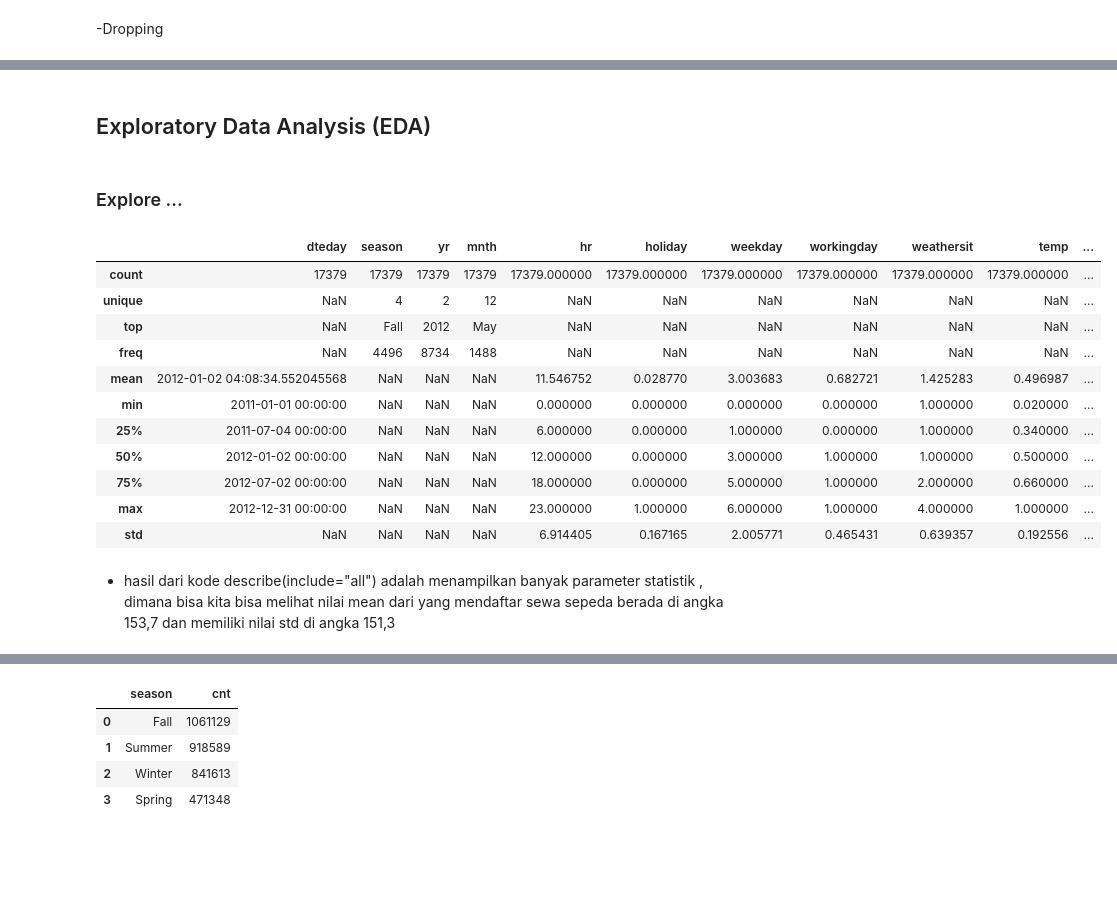
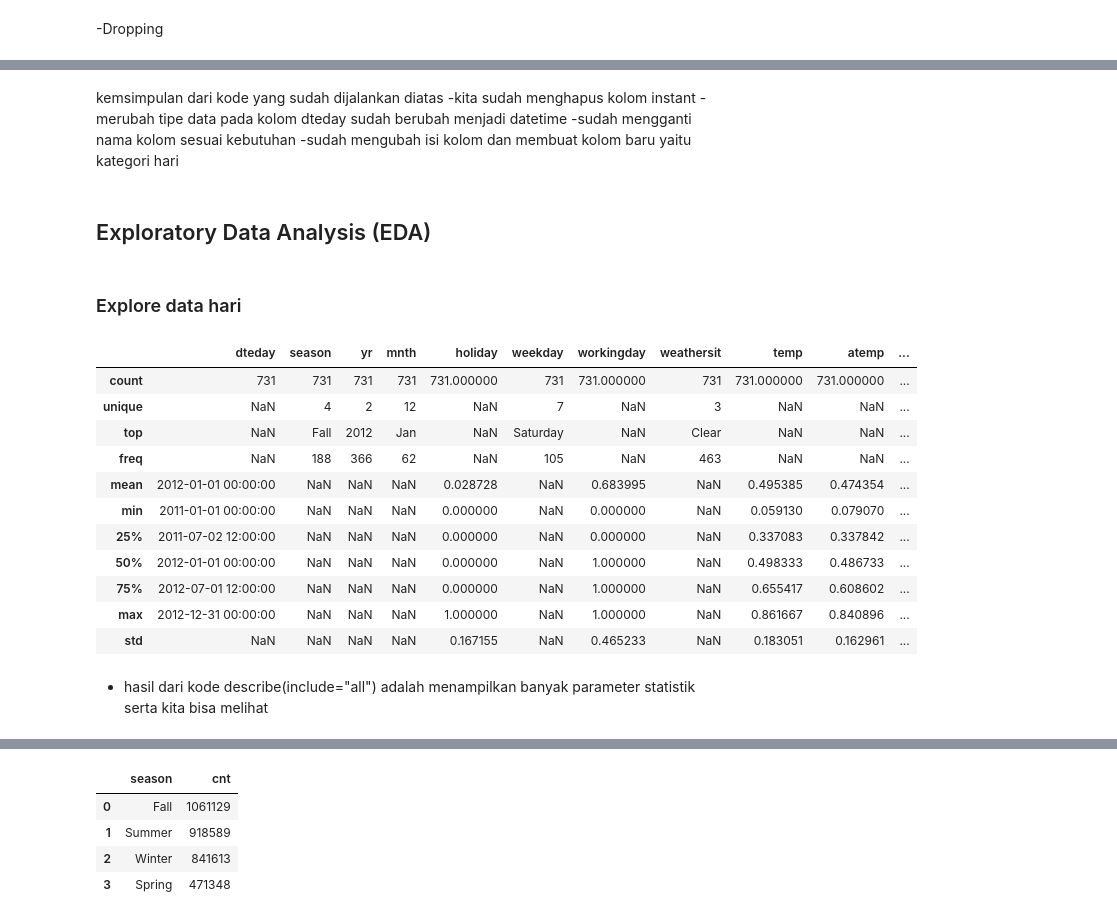
Before and after one commit to JikLang96/Proyek_Analisa_Data, a Jupyter notebook: Notebook.ipynb, the cells around one changed output, grey strips where cells are left out. Drawn from its saved outputs; the diff is of its cells as text; code cells hidden in the pictures; blank space fills up the shorter version.

```diff
--- a/Notebook.ipynb
+++ b/Notebook.ipynb
@@ -180,6 +208,14 @@ jam_df.season.replace((1,2,3,4), ('Spring','Summer','Fall','Winter'), inplace=Tr
 # mengubah weathersit menjadi: 1:Clear, 2:Misty, 3:Light_RainSnow 4:Heavy_RainSnow
 hari_df.weathersit.replace((1,2,3,4), ('Clear','Misty','Light_rainsnow','Heavy_rainsnow'), inplace=True)
 jam_df.weathersit.replace((1,2,3,4), ('Clear','Misty','Light_rainsnow','Heavy_rainsnow'), inplace=True)
+# %%
+# konversi one_of_week menjadi: 0:Sun, 1:Mon, 2:Tue, 3:Wed, 4:Thu, 5:Fri, 6:Sat
+hari_df.weekday.replace((0,1,2,3,4,5,6), ('Sunday','Monday','Tuesday','Wednesday','Thursday','Friday','Saturday'), inplace=True)
+jam_df.weekday.replace((0,1,2,3,4,5,6), ('Sunday','Monday','Tuesday','Wednesday','Thursday','Friday','Saturday'), inplace=True)
+# %%
+# Menghitung Humidity
+hari_df['hum'] = hari_df['hum']*100
+jam_df['hum'] = jam_df['hum']*100
 # %%
 hari_df.info()
 jam_df.info()
@@ -205,0 +242,29 @@ memory usage: 2.1+ MB
+# %%
+# Membuat kolom baru kategori hari
+weekday = ["Monday", "Tuesday", "Wednesday", "Thursday", "Friday", "Saturday", "Sunday"]
+def kategori_hari(weekday):
+    if weekday in ["Saturday", "Sunday"]:
+        return "weekend"
+    else:
+        return "weekdays"
+
+jam_df["kategori_hari"] = jam_df["weekday"].apply(kategori_hari)
+hari_df["kategori_hari"] = hari_df["weekday"].apply(kategori_hari)
+# %%
+def kelembaban(humidity):
+    if humidity < 45:
+        return "Terlalu kering"
+    elif humidity >= 45 and humidity < 65:
+        return "Ideal"
+    else:
+        return "Terlalu Lembab"
+
+jam_df["humidity_category"] = jam_df["hum"].apply(kelembaban)
+hari_df["humidity_category"] = hari_df["hum"].apply(kelembaban)
+# %% [markdown]
+
+kemsimpulan dari kode yang sudah dijalankan diatas
+-kita sudah menghapus kolom instant
+-merubah tipe data pada kolom dteday sudah berubah menjadi datetime
+-sudah mengganti nama kolom sesuai kebutuhan
+-sudah mengubah isi kolom dan membuat kolom baru yaitu kategori hari
@@ -206,22 +275,22 @@ memory usage: 2.1+ MB
 # %% [markdown]
 ## Exploratory Data Analysis (EDA)
 # %% [markdown]
-### Explore ...
+### Explore data hari
 # %%
 # melihat rangkuman parameter statistik dari data jam
-jam_df.describe(include="all")
+hari_df.describe(include="all")
 # %% [output]
-|  | dteday | season | yr | mnth | hr | holiday | weekday | workingday | weathersit | temp | ... |
-| count | 17379 | 17379 | 17379 | 17379 | 17379.000000 | 17379.000000 | 17379.000000 | 17379.000000 | 17379.000000 | 17379.000000 | ... |
-| unique | NaN | 4 | 2 | 12 | NaN | NaN | NaN | NaN | NaN | NaN | ... |
-| top | NaN | Fall | 2012 | May | NaN | NaN | NaN | NaN | NaN | NaN | ... |
-| freq | NaN | 4496 | 8734 | 1488 | NaN | NaN | NaN | NaN | NaN | NaN | ... |
-| mean | 2012-01-02 04:08:34.552045568 | NaN | NaN | NaN | 11.546752 | 0.028770 | 3.003683 | 0.682721 | 1.425283 | 0.496987 | ... |
-| min | 2011-01-01 00:00:00 | NaN | NaN | NaN | 0.000000 | 0.000000 | 0.000000 | 0.000000 | 1.000000 | 0.020000 | ... |
-| 25% | 2011-07-04 00:00:00 | NaN | NaN | NaN | 6.000000 | 0.000000 | 1.000000 | 0.000000 | 1.000000 | 0.340000 | ... |
-| 50% | 2012-01-02 00:00:00 | NaN | NaN | NaN | 12.000000 | 0.000000 | 3.000000 | 1.000000 | 1.000000 | 0.500000 | ... |
-| 75% | 2012-07-02 00:00:00 | NaN | NaN | NaN | 18.000000 | 0.000000 | 5.000000 | 1.000000 | 2.000000 | 0.660000 | ... |
-| max | 2012-12-31 00:00:00 | NaN | NaN | NaN | 23.000000 | 1.000000 | 6.000000 | 1.000000 | 4.000000 | 1.000000 | ... |
-| std | NaN | NaN | NaN | NaN | 6.914405 | 0.167165 | 2.005771 | 0.465431 | 0.639357 | 0.192556 | ... |
+|  | dteday | season | yr | mnth | holiday | weekday | workingday | weathersit | temp | atemp | ... |
+| count | 731 | 731 | 731 | 731 | 731.000000 | 731 | 731.000000 | 731 | 731.000000 | 731.000000 | ... |
+| unique | NaN | 4 | 2 | 12 | NaN | 7 | NaN | 3 | NaN | NaN | ... |
+| top | NaN | Fall | 2012 | Jan | NaN | Saturday | NaN | Clear | NaN | NaN | ... |
+| freq | NaN | 188 | 366 | 62 | NaN | 105 | NaN | 463 | NaN | NaN | ... |
+| mean | 2012-01-01 00:00:00 | NaN | NaN | NaN | 0.028728 | NaN | 0.683995 | NaN | 0.495385 | 0.474354 | ... |
+| min | 2011-01-01 00:00:00 | NaN | NaN | NaN | 0.000000 | NaN | 0.000000 | NaN | 0.059130 | 0.079070 | ... |
+| 25% | 2011-07-02 12:00:00 | NaN | NaN | NaN | 0.000000 | NaN | 0.000000 | NaN | 0.337083 | 0.337842 | ... |
+| 50% | 2012-01-01 00:00:00 | NaN | NaN | NaN | 0.000000 | NaN | 1.000000 | NaN | 0.498333 | 0.486733 | ... |
+| 75% | 2012-07-01 12:00:00 | NaN | NaN | NaN | 0.000000 | NaN | 1.000000 | NaN | 0.655417 | 0.608602 | ... |
+| max | 2012-12-31 00:00:00 | NaN | NaN | NaN | 1.000000 | NaN | 1.000000 | NaN | 0.861667 | 0.840896 | ... |
+| std | NaN | NaN | NaN | NaN | 0.167155 | NaN | 0.465233 | NaN | 0.183051 | 0.162961 | ... |
 # %% [markdown]
-- hasil dari kode describe(include="all") adalah menampilkan  banyak parameter statistik , dimana bisa kita bisa melihat nilai mean dari yang mendaftar sewa sepeda berada di angka 153,7 dan memiliki nilai std di angka 151,3
+- hasil dari kode describe(include="all") adalah menampilkan  banyak parameter statistik serta kita bisa melihat
```
Also changed, not shown: parts of 31 cells of this notebook.
